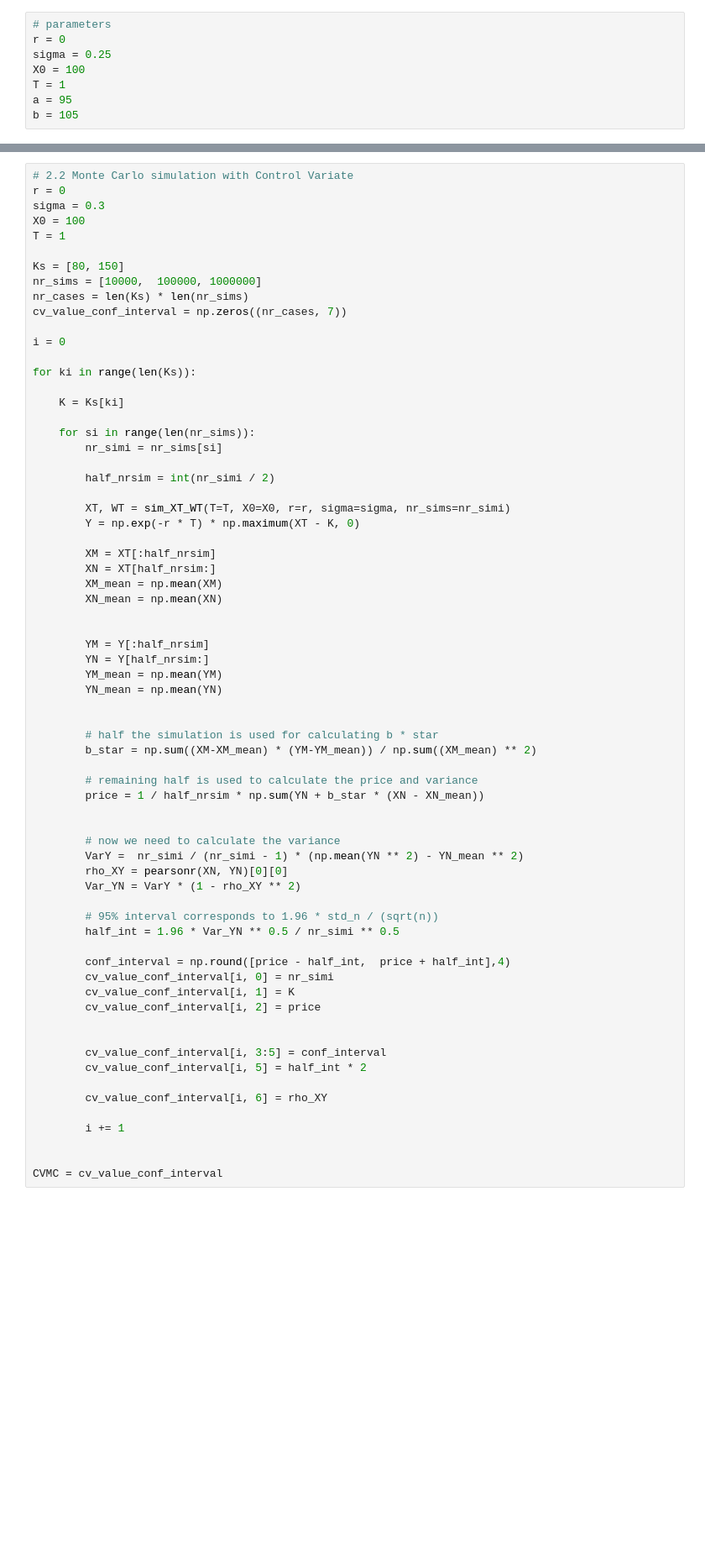
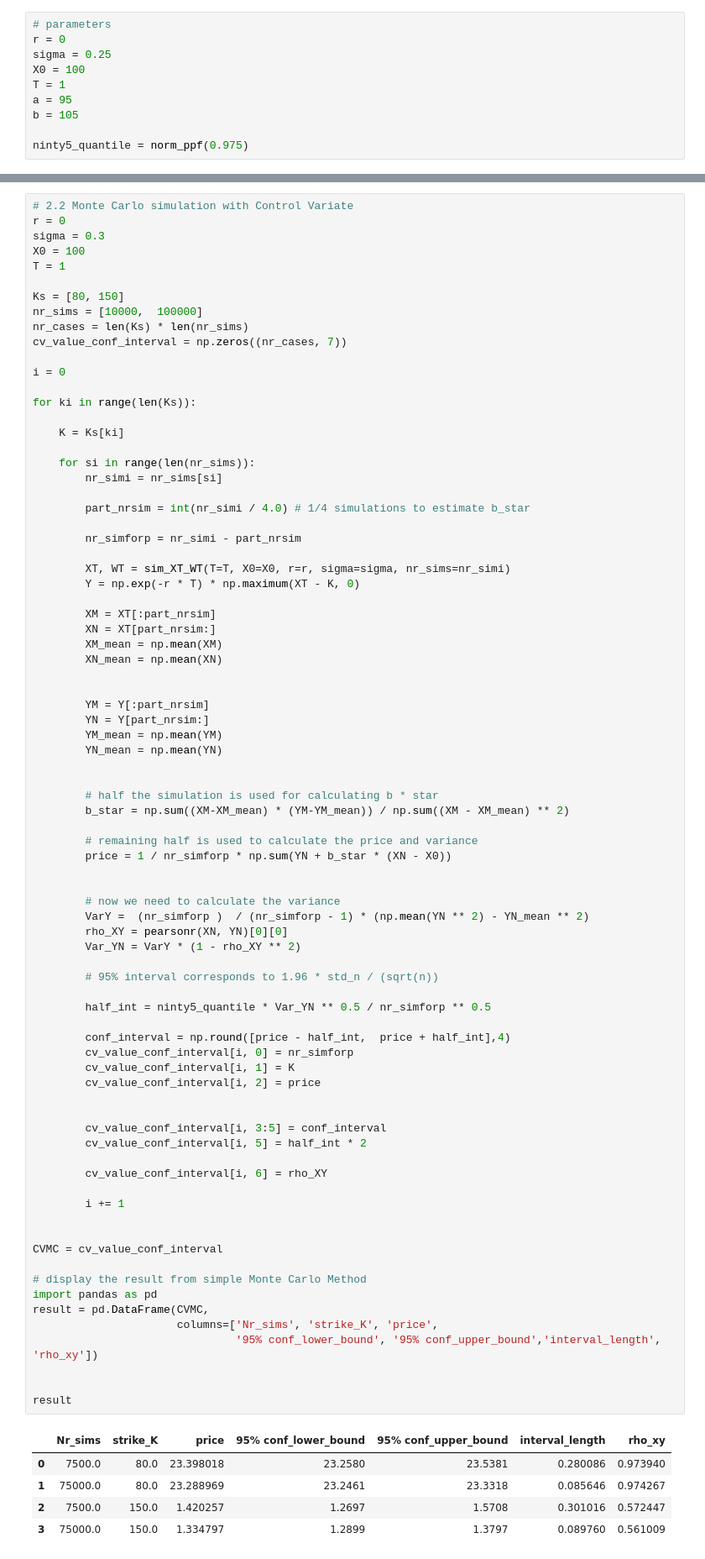
Before and after one commit to xyXiangYu/Education, a Jupyter notebook: Monte Carlo Method/Monte_Carlo_Method_Assignment_5.ipynb, the cells around one changed output, grey strips where cells are left out. Shown at 84% size. Cells and saved outputs as stored; diff of their text form; blank space fills up the shorter version.

```diff
--- a/Monte Carlo Method/Monte_Carlo_Method_Assignment_5.ipynb
+++ b/Monte Carlo Method/Monte_Carlo_Method_Assignment_5.ipynb
@@ -35,6 +37,8 @@ X0 = 100
 T = 1
 a = 95
 b = 105
+
+ninty5_quantile = norm_ppf(0.975)
 # %% [markdown]
 A stochastic process $X_t$ is said to follow a GBM if it satisfies the following stochastic differential equation (SDE):
 
@@ -256,7 +284,7 @@ X0 = 100
 T = 1
 
 Ks = [80, 150]
-nr_sims = [10000,  100000, 1000000]
+nr_sims = [10000,  100000]
 nr_cases = len(Ks) * len(nr_sims)
 cv_value_conf_interval = np.zeros((nr_cases, 7))
 
@@ -269,50 +297,68 @@ for ki in range(len(Ks)):
     for si in range(len(nr_sims)):
         nr_simi = nr_sims[si]
 
-        half_nrsim = int(nr_simi / 2)
+        part_nrsim = int(nr_simi / 4.0) # 1/4 simulations to estimate b_star
+
+        nr_simforp = nr_simi - part_nrsim
 
         XT, WT = sim_XT_WT(T=T, X0=X0, r=r, sigma=sigma, nr_sims=nr_simi)
         Y = np.exp(-r * T) * np.maximum(XT - K, 0)
 
-        XM = XT[:half_nrsim]
-        XN = XT[half_nrsim:]
+        XM = XT[:part_nrsim]
+        XN = XT[part_nrsim:]
         XM_mean = np.mean(XM)
         XN_mean = np.mean(XN)
 
 
-        YM = Y[:half_nrsim]
-        YN = Y[half_nrsim:]
+        YM = Y[:part_nrsim]
+        YN = Y[part_nrsim:]
         YM_mean = np.mean(YM)
         YN_mean = np.mean(YN)
 
 
         # half the simulation is used for calculating b * star
-        b_star = np.sum((XM-XM_mean) * (YM-YM_mean)) / np.sum((XM_mean) ** 2)
+        b_star = np.sum((XM-XM_mean) * (YM-YM_mean)) / np.sum((XM - XM_mean) ** 2)
 
         # remaining half is used to calculate the price and variance
-        price = 1 / half_nrsim * np.sum(YN + b_star * (XN - XN_mean))
+        price = 1 / nr_simforp * np.sum(YN + b_star * (XN - X0))
 
 
         # now we need to calculate the variance
-        VarY =  nr_simi / (nr_simi - 1) * (np.mean(YN ** 2) - YN_mean ** 2)
+        VarY =  (nr_simforp )  / (nr_simforp - 1) * (np.mean(YN ** 2) - YN_mean ** 2)
         rho_XY = pearsonr(XN, YN)[0][0]
         Var_YN = VarY * (1 - rho_XY ** 2)
 
         # 95% interval corresponds to 1.96 * std_n / (sqrt(n))
-        half_int = 1.96 * Var_YN ** 0.5 / nr_simi ** 0.5
+
+        half_int = ninty5_quantile * Var_YN ** 0.5 / nr_simforp ** 0.5
 
         conf_interval = np.round([price - half_int,  price + half_int],4)
-        cv_value_conf_interval[i, 0] = nr_simi
+        cv_value_conf_interval[i, 0] = nr_simforp
         cv_value_conf_interval[i, 1] = K
         cv_value_conf_interval[i, 2] = price
 
 
         cv_value_conf_interval[i, 3:5] = conf_interval
         cv_value_conf_interval[i, 5] = half_int * 2
 
         cv_value_conf_interval[i, 6] = rho_XY
 
         i += 1
 
 
 CVMC = cv_value_conf_interval
+
+# display the result from simple Monte Carlo Method
+import pandas as pd
+result = pd.DataFrame(CVMC,
+                      columns=['Nr_sims', 'strike_K', 'price',
+                               '95% conf_lower_bound', '95% conf_upper_bound','interval_length', 'rho_xy'])
+
+
+result
+# %% [output]
+|  | Nr_sims | strike_K | price | 95% conf_lower_bound | 95% conf_upper_bound | interval_length | rho_xy |
+| 0 | 7500.0 | 80.0 | 23.398018 | 23.2580 | 23.5381 | 0.280086 | 0.973940 |
+| 1 | 75000.0 | 80.0 | 23.288969 | 23.2461 | 23.3318 | 0.085646 | 0.974267 |
+| 2 | 7500.0 | 150.0 | 1.420257 | 1.2697 | 1.5708 | 0.301016 | 0.572447 |
+| 3 | 75000.0 | 150.0 | 1.334797 | 1.2899 | 1.3797 | 0.089760 | 0.561009 |
```
Also changed, not shown: parts of 17 cells of this notebook, 20 other files.
